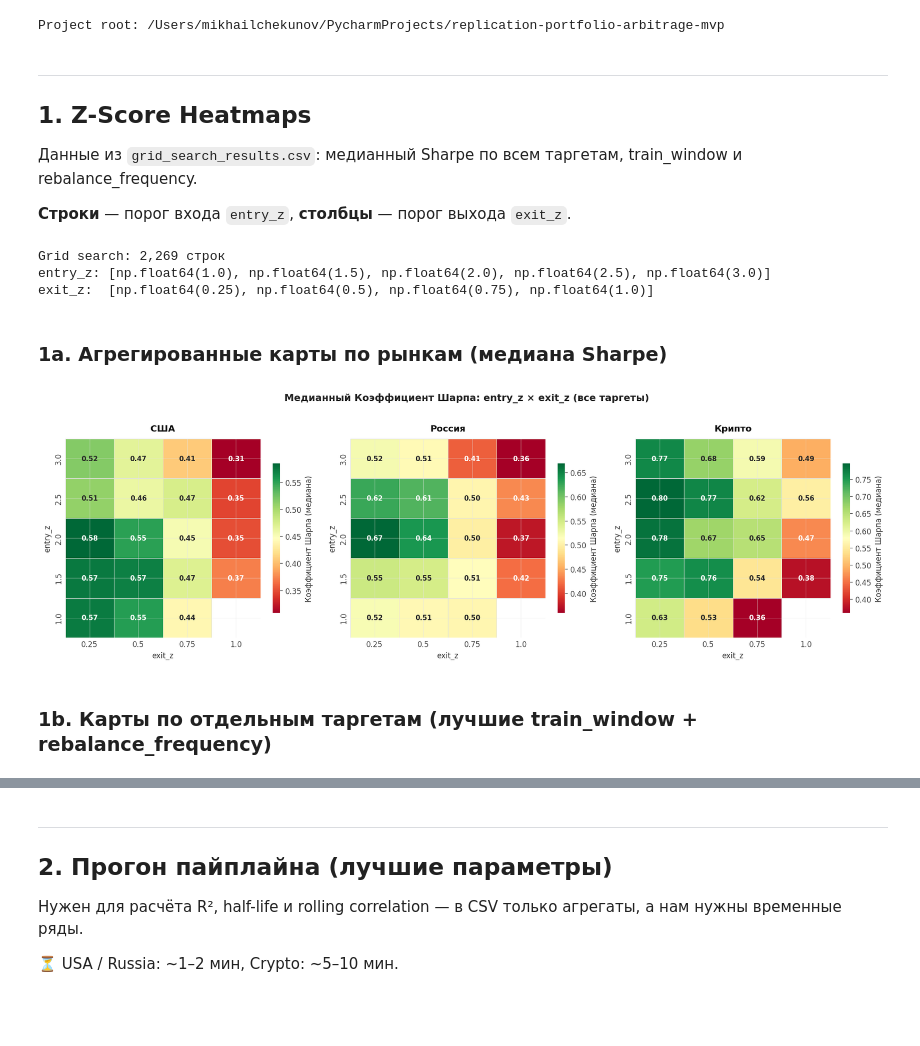
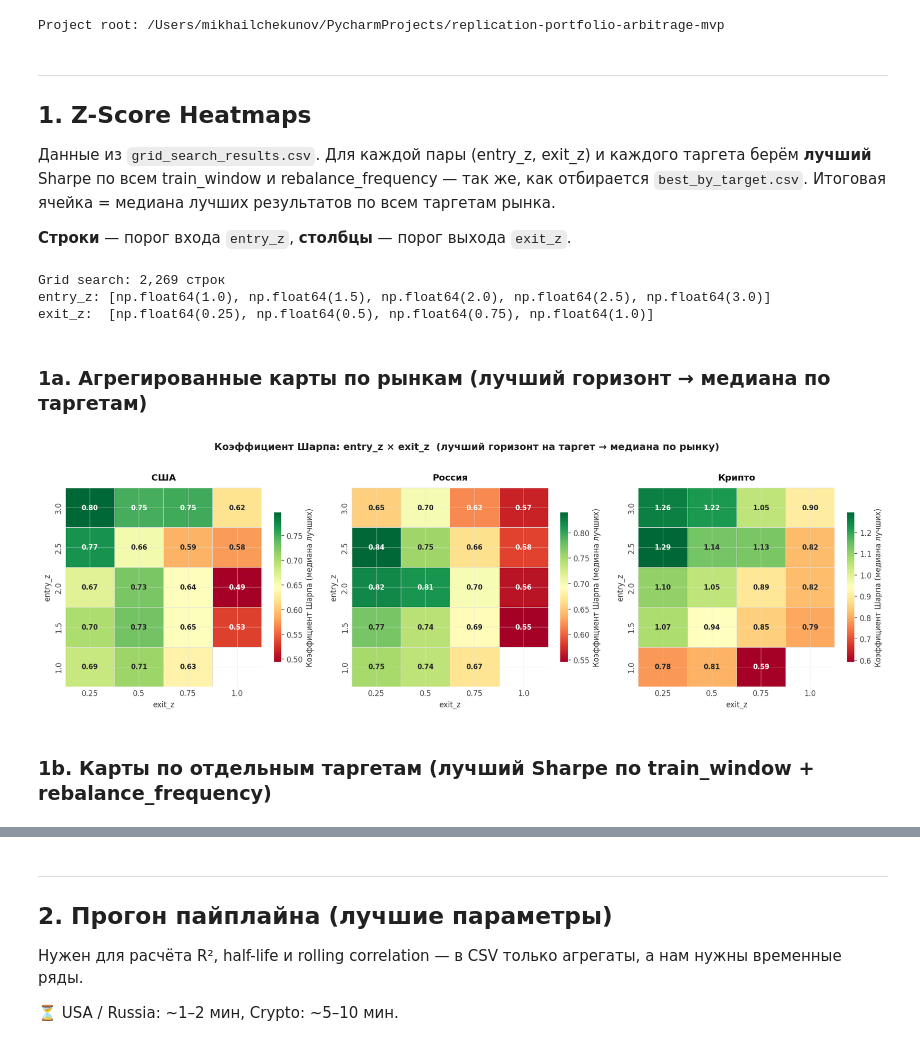
Before and after one commit to Vault-Guy/replication-portfolio-arbitrage-mvp, a Jupyter notebook: notebooks/09_replication_quality_analysis.ipynb, the cells around one changed output, grey strips where cells are left out. Cells and saved outputs as stored; diff of their text form; code cells hidden in the pictures; blank space fills up the shorter version.

```diff
--- a/notebooks/09_replication_quality_analysis.ipynb
+++ b/notebooks/09_replication_quality_analysis.ipynb
@@ -97,7 +97,7 @@ Project root: /Users/mikhailchekunov/PycharmProjects/replication-portfolio-arbit
 ---
 ## 1. Z-Score Heatmaps
 
-Данные из `grid_search_results.csv`: медианный Sharpe по всем таргетам, train_window и rebalance_frequency.
+Данные из `grid_search_results.csv`. Для каждой пары (entry_z, exit_z) и каждого таргета берём **лучший** Sharpe по всем train_window и rebalance_frequency — так же, как отбирается `best_by_target.csv`. Итоговая ячейка = медиана лучших результатов по всем таргетам рынка.
 
 **Строки** — порог входа `entry_z`, **столбцы** — порог выхода `exit_z`.
 # %%
@@ -110,54 +110,61 @@ Grid search: 2,269 строк
 entry_z: [np.float64(1.0), np.float64(1.5), np.float64(2.0), np.float64(2.5), np.float64(3.0)]
 exit_z:  [np.float64(0.25), np.float64(0.5), np.float64(0.75), np.float64(1.0)]
 # %% [markdown]
-### 1a. Агрегированные карты по рынкам (медиана Sharpe)
+### 1a. Агрегированные карты по рынкам (лучший горизонт → медиана по таргетам)
 # %%
 fig, axes = plt.subplots(1, 3, figsize=(16, 5))
 fig.patch.set_facecolor("white")
 
 for ax, market in zip(axes, MARKETS):
-    sub   = grid[grid["market"] == market]
+    sub = grid[grid["market"] == market]
+
+    # Шаг 1: для каждого (target, entry_z, exit_z) — лучший Sharpe по train_window/rebalance_freq
+    best_ez = (
+        sub.groupby(["target", "entry_z", "exit_z"])["sharpe_ratio"]
+        .max()
+        .reset_index()
+    )
+    # Шаг 2: медиана лучших результатов по таргетам
     pivot = (
-        sub.groupby(["entry_z", "exit_z"])["sharpe_ratio"]
+        best_ez.groupby(["entry_z", "exit_z"])["sharpe_ratio"]
         .median()
         .unstack("exit_z")
-        .sort_index(ascending=False)   # entry_z убывает сверху вниз
+        .sort_index(ascending=False)
     )
 
     vmin = pivot.min().min()
     vmax = pivot.max().max()
-    center = (vmin + vmax) / 2
 
     sns.heatmap(
         pivot,
         ax=ax,
         annot=True,
         fmt=".2f",
         cmap="RdYlGn",
         vmin=vmin,
         vmax=vmax,
-        center=center,
+        center=(vmin + vmax) / 2,
         linewidths=0.5,
         linecolor="#E0E0E0",
         annot_kws={"size": 9, "weight": "bold"},
-        cbar_kws={"shrink": 0.75, "label": "Коэффициент Шарпа (медиана)"},
+        cbar_kws={"shrink": 0.75, "label": "Коэффициент Шарпа (медиана лучших)"},
     )
     ax.set_facecolor("white")
     ax.set_title(f"{MARKET_LABELS[market]}", fontsize=12, fontweight="bold", pad=10)
     ax.set_xlabel("exit_z", fontsize=10)
     ax.set_ylabel("entry_z", fontsize=10)
     ax.tick_params(axis="both", which="both", length=0)
 
 fig.suptitle(
-    "Медианный Коэффициент Шарпа: entry_z × exit_z (все таргеты)",
+    "Коэффициент Шарпа: entry_z × exit_z  (лучший горизонт на таргет → медиана по рынку)",
     fontsize=13, fontweight="bold", y=1.02,
 )
 fig.tight_layout()
 plt.show()
 # %% [output]
-[figure, old version]
+[figure, new version]
 # %% [markdown]
-### 1b. Карты по отдельным таргетам (лучшие train_window + rebalance_frequency)
+### 1b. Карты по отдельным таргетам (лучший Sharpe по train_window + rebalance_frequency)
 # %%
 for market in MARKETS:
     sub     = grid[grid["market"] == market]
```
Also changed, not shown: parts of 2 cells of this notebook.
